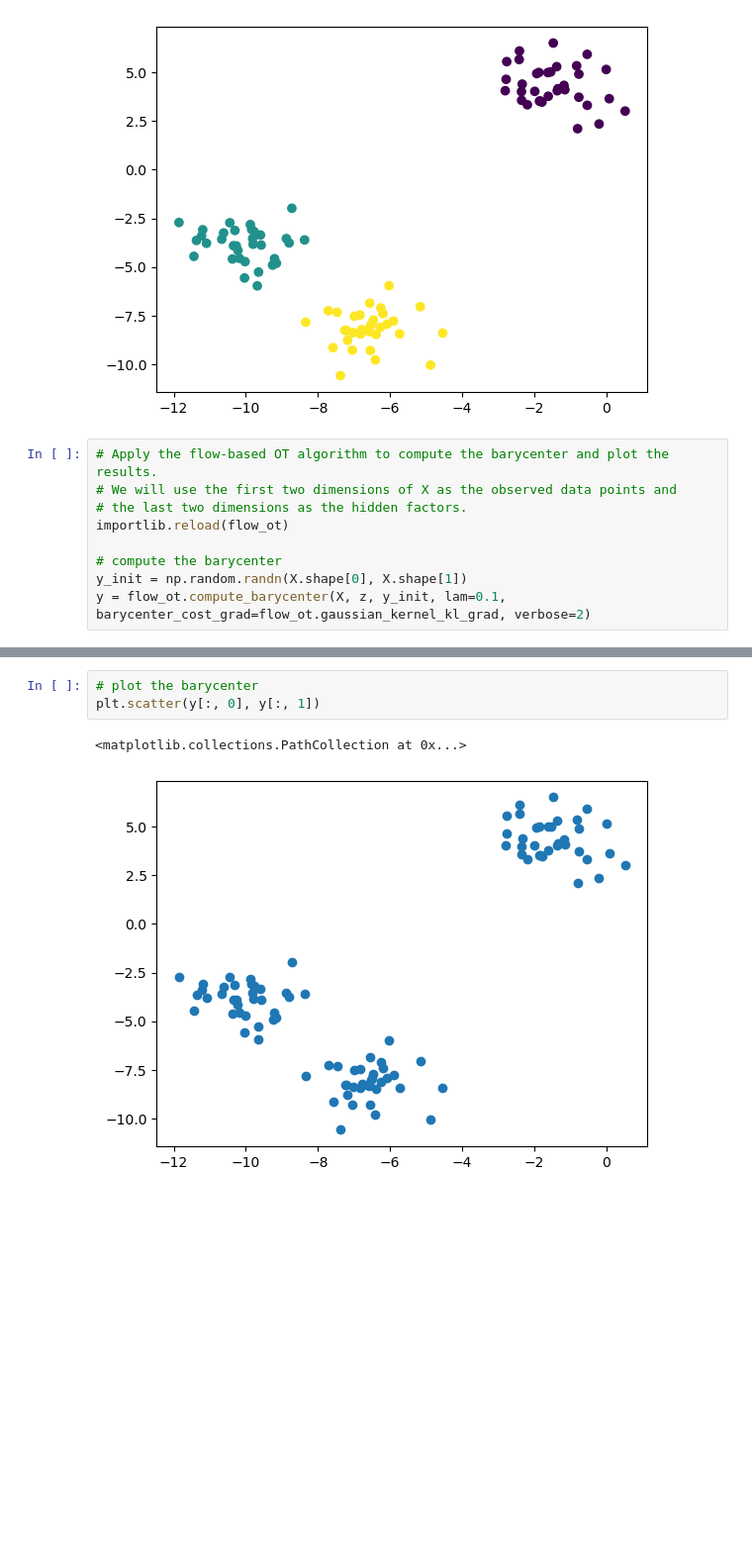
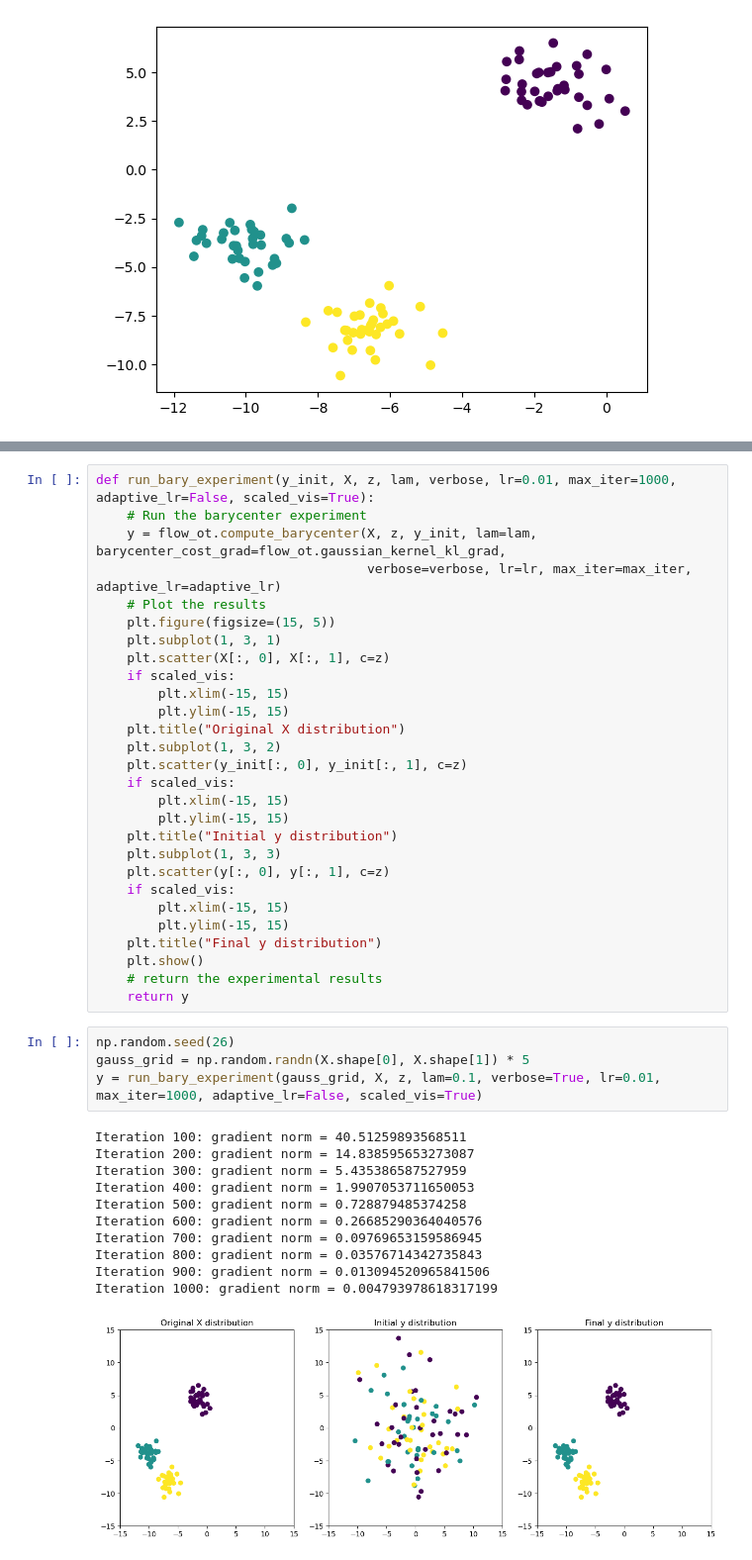
Before and after one commit to KataTech/OTFactorDiscovery, a Jupyter notebook: kai/flow_ot_exp.ipynb, the cells around one changed output, grey strips where cells are left out. Shown: that part at 99% size. Drawn from its saved outputs; the diff is of its cells as text; blank space fills up the shorter version.

Commit message:
Uploading completed and working solution for flow_ot

```diff
--- a/kai/flow_ot_exp.ipynb
+++ b/kai/flow_ot_exp.ipynb
@@ -17,12 +17,3 @@ Centers: [[-1.65955991  4.40648987]
  [-9.9977125  -3.95334855]
  [-7.06488218 -8.1532281 ]]
 [figure]
-# %%
-# Apply the flow-based OT algorithm to compute the barycenter and plot the results.
-# We will use the first two dimensions of X as the observed data points and
-# the last two dimensions as the hidden factors.
-importlib.reload(flow_ot)
-
-# compute the barycenter
-y_init = np.random.randn(X.shape[0], X.shape[1])
-y = flow_ot.compute_barycenter(X, z, y_init, lam=0.1, barycenter_cost_grad=flow_ot.gaussian_kernel_kl_grad, verbose=2)
@@ -47,6 +20,44 @@ plt.scatter(y_init[:, 0], y_init[:, 1], c=z)
-# %%
-# plot the barycenter
-plt.scatter(y[:, 0], y[:, 1])
-# %% [output]
-<matplotlib.collections.PathCollection at 0x...>
-[figure, removed]
+# %%
+def run_bary_experiment(y_init, X, z, lam, verbose, lr=0.01, max_iter=1000, adaptive_lr=False, scaled_vis=True):
+    # Run the barycenter experiment
+    y = flow_ot.compute_barycenter(X, z, y_init, lam=lam, barycenter_cost_grad=flow_ot.gaussian_kernel_kl_grad,
+                                   verbose=verbose, lr=lr, max_iter=max_iter, adaptive_lr=adaptive_lr)
+    # Plot the results
+    plt.figure(figsize=(15, 5))
+    plt.subplot(1, 3, 1)
+    plt.scatter(X[:, 0], X[:, 1], c=z)
+    if scaled_vis:
+        plt.xlim(-15, 15)
+        plt.ylim(-15, 15)
+    plt.title("Original X distribution")
+    plt.subplot(1, 3, 2)
+    plt.scatter(y_init[:, 0], y_init[:, 1], c=z)
+    if scaled_vis:
+        plt.xlim(-15, 15)
+        plt.ylim(-15, 15)
+    plt.title("Initial y distribution")
+    plt.subplot(1, 3, 3)
+    plt.scatter(y[:, 0], y[:, 1], c=z)
+    if scaled_vis:
+        plt.xlim(-15, 15)
+        plt.ylim(-15, 15)
+    plt.title("Final y distribution")
+    plt.show()
+    # return the experimental results
+    return y
+# %%
+np.random.seed(26)
+gauss_grid = np.random.randn(X.shape[0], X.shape[1]) * 5
+y = run_bary_experiment(gauss_grid, X, z, lam=0.1, verbose=True, lr=0.01, max_iter=1000, adaptive_lr=False, scaled_vis=True)
+# %% [output]
+Iteration 100: gradient norm = 40.51259893568511
+Iteration 200: gradient norm = 14.838595653273087
+Iteration 300: gradient norm = 5.435386587527959
+Iteration 400: gradient norm = 1.9907053711650053
+Iteration 500: gradient norm = 0.728879485374258
+Iteration 600: gradient norm = 0.26685290364040576
+Iteration 700: gradient norm = 0.09769653159586945
+Iteration 800: gradient norm = 0.03576714342735843
+Iteration 900: gradient norm = 0.013094520965841506
+Iteration 1000: gradient norm = 0.004793978618317199
+[figure, added]
```
Also changed, not shown: parts of 14 cells of this notebook, 2 other files.
